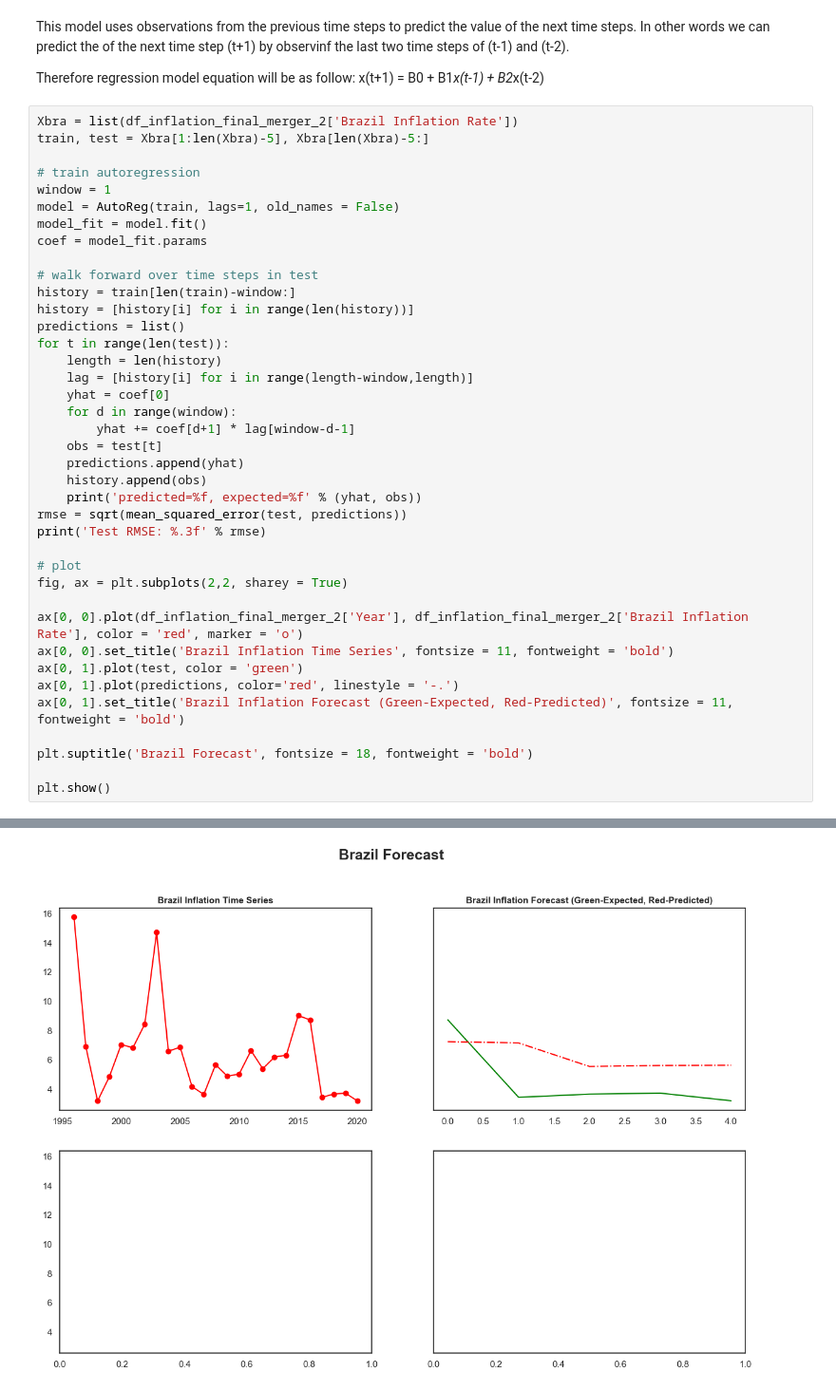
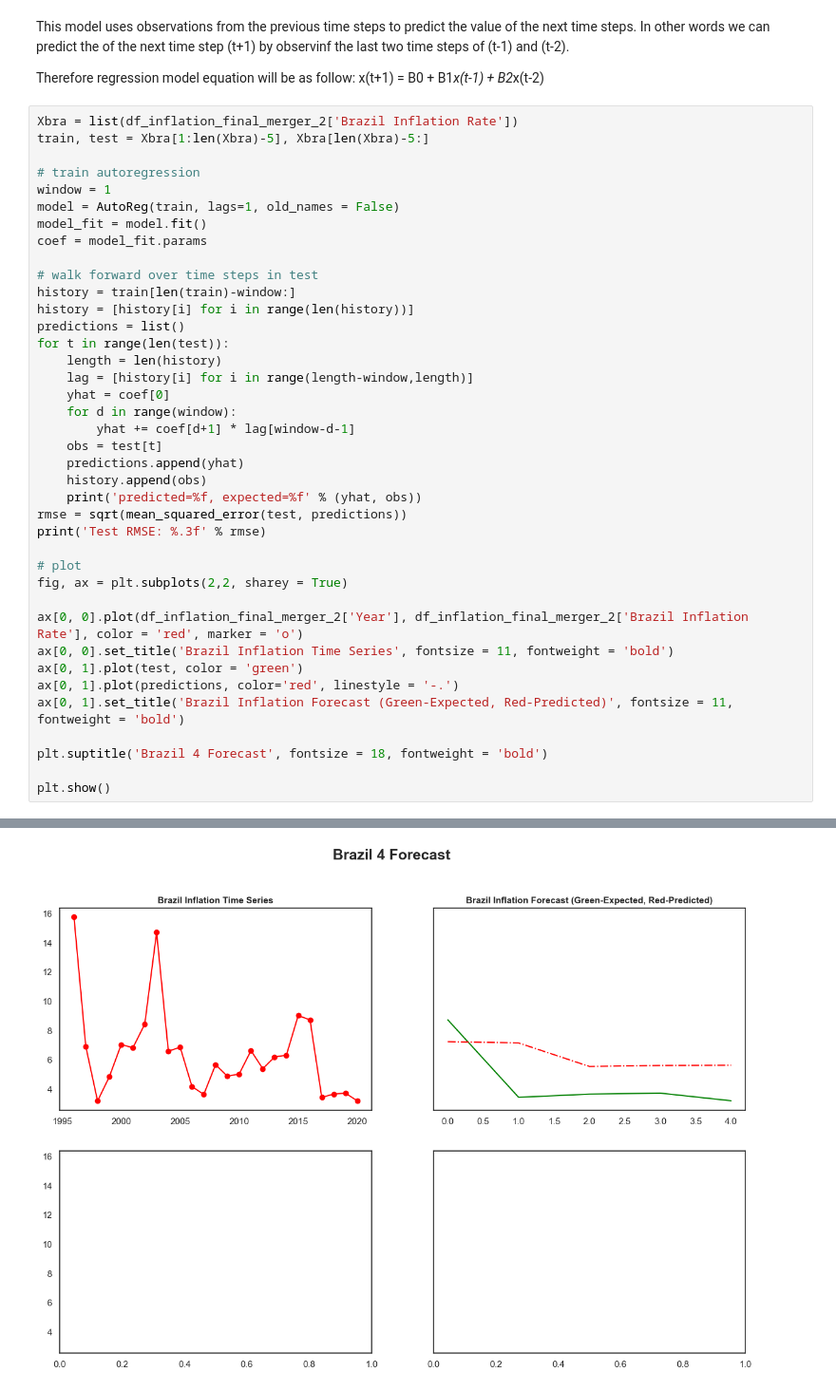
Before and after one commit to NigelGondo/Portfolio_Projects, a Jupyter notebook: A 4 Year Forecast of The BRICS Nations Inflation Rate.ipynb, the cells around one changed output, grey strips where cells are left out. Shown at 95% size. Cells and saved outputs as stored; diff of their text form.

```diff
--- a/A 4 Year Forecast of The BRICS Nations Inflation Rate.ipynb
+++ b/A 4 Year Forecast of The BRICS Nations Inflation Rate.ipynb
@@ -339,35 +304,35 @@ for t in range(len(test)):
     length = len(history)
     lag = [history[i] for i in range(length-window,length)]
     yhat = coef[0]
     for d in range(window):
         yhat += coef[d+1] * lag[window-d-1]
     obs = test[t]
     predictions.append(yhat)
     history.append(obs)
     print('predicted=%f, expected=%f' % (yhat, obs))
 rmse = sqrt(mean_squared_error(test, predictions))
 print('Test RMSE: %.3f' % rmse)
 
 # plot
 fig, ax = plt.subplots(2,2, sharey = True)
 
 ax[0, 0].plot(df_inflation_final_merger_2['Year'], df_inflation_final_merger_2['Brazil Inflation Rate'], color = 'red', marker = 'o')
 ax[0, 0].set_title('Brazil Inflation Time Series', fontsize = 11, fontweight = 'bold')
 ax[0, 1].plot(test, color = 'green')
 ax[0, 1].plot(predictions, color='red', linestyle = '-.')
 ax[0, 1].set_title('Brazil Inflation Forecast (Green-Expected, Red-Predicted)', fontsize = 11, fontweight = 'bold')
 
-plt.suptitle('Brazil Forecast', fontsize = 18, fontweight = 'bold')
+plt.suptitle('Brazil 4 Forecast', fontsize = 18, fontweight = 'bold')
 
 plt.show()
 # %% [output]
 predicted=7.249183, expected=8.739144
 predicted=7.160944, expected=3.446373
 predicted=5.554698, expected=3.664850
 predicted=5.621002, expected=3.732976
 predicted=5.641676, expected=3.211768
 Test RMSE: 2.411
-[figure, old version]
+[figure, new version]
 # %%
 Xrus = list(df_inflation_final_merger_2['Russia Inflation Rate'])
 train, test = Xrus[1:len(Xrus)-5], Xrus[len(Xbra)-5:]
```
Also changed, not shown: parts of 15 cells of this notebook.
